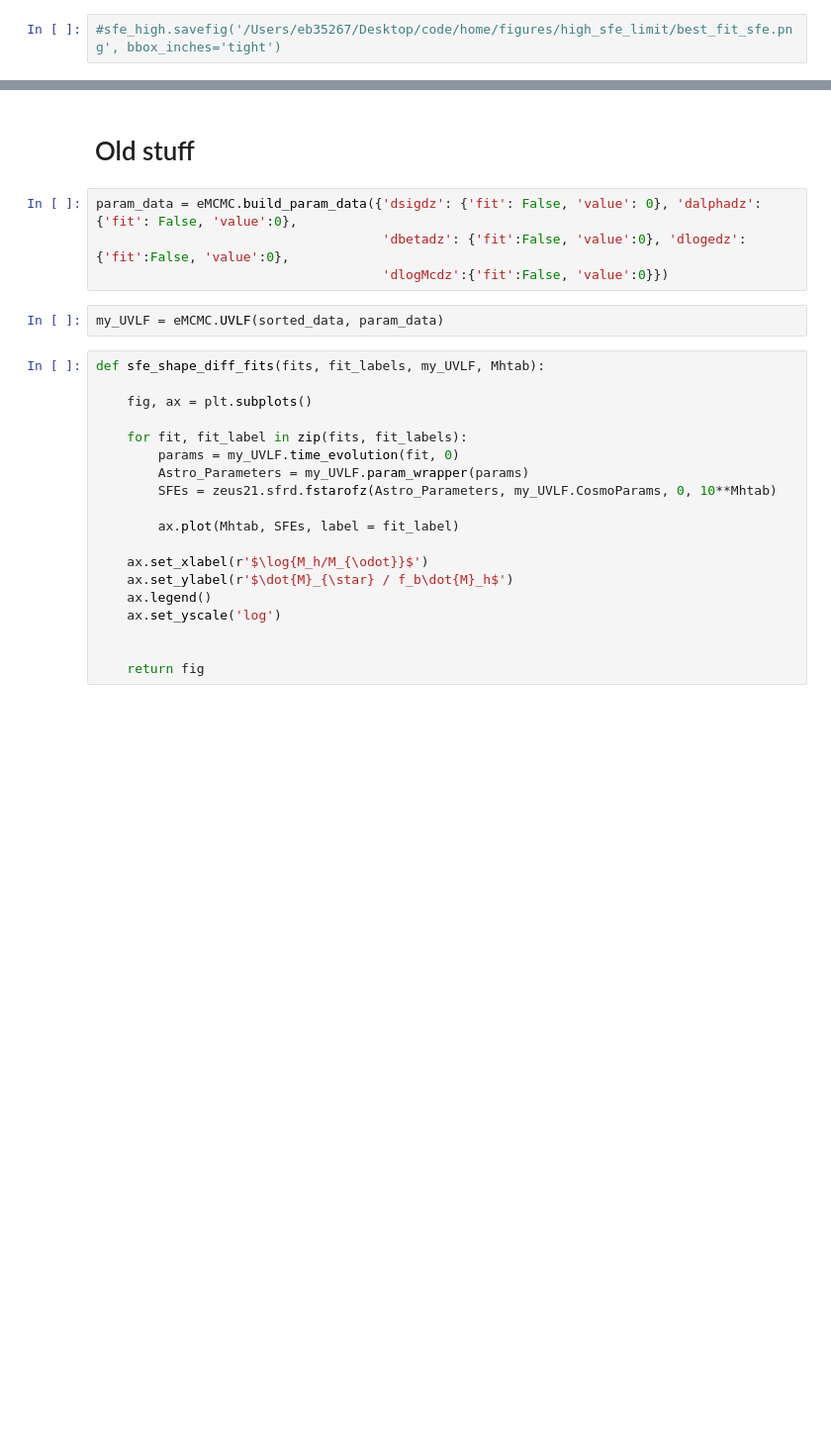
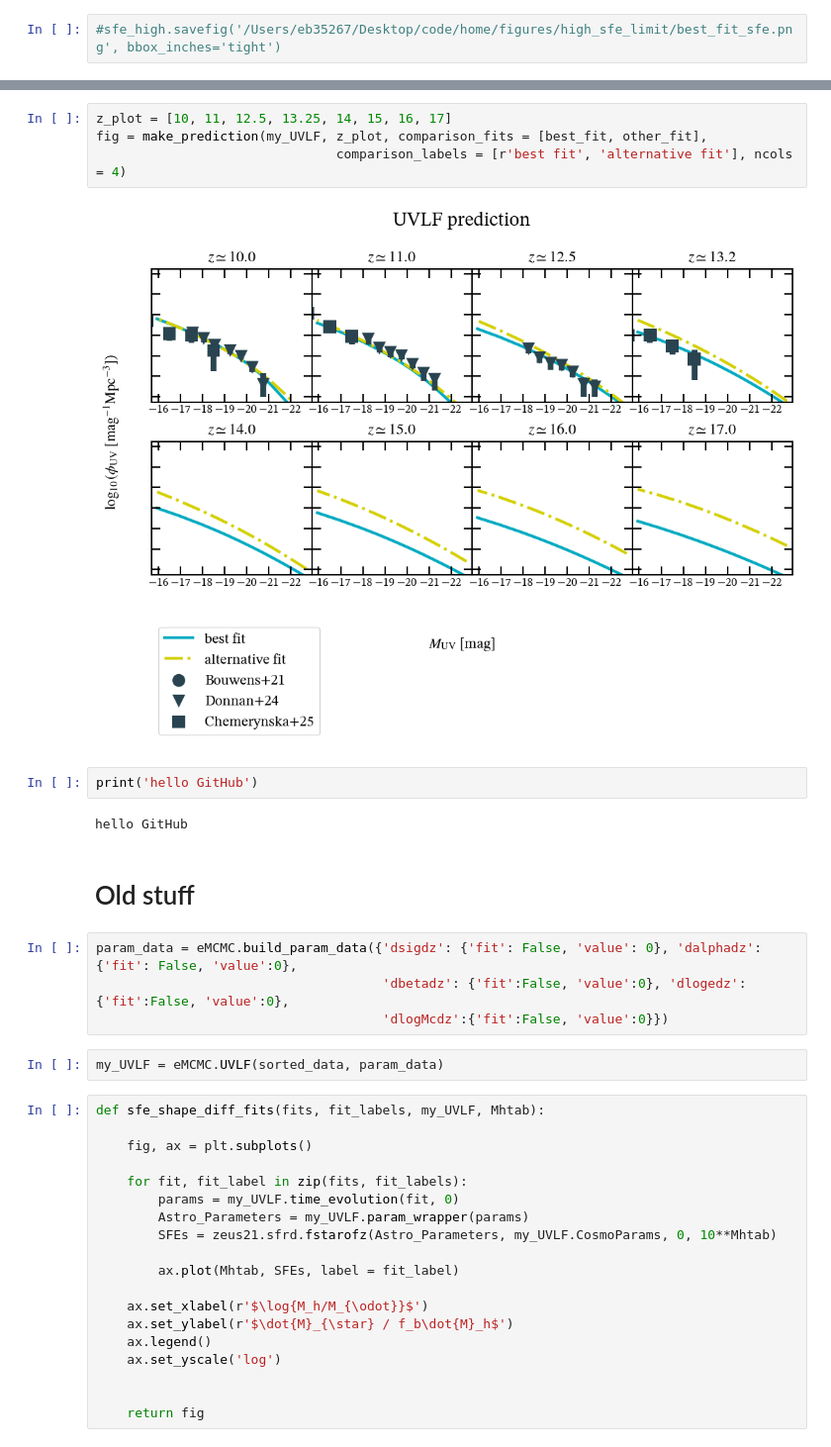
Before and after one commit to ebregou/modeling_stochasticity, a Jupyter notebook: notebooks/visualize_results.ipynb, the cells around one changed output, grey strips where cells are left out. Shown at 99% size. Cells and saved outputs as stored; diff of their text form; blank space fills up the shorter version.

```diff
--- a/notebooks/visualize_results.ipynb
+++ b/notebooks/visualize_results.ipynb
@@ -272,3 +399,13 @@ Text(0.5, 1.0, 'best fit')
+# %%
+z_plot = [10, 11, 12.5, 13.25, 14, 15, 16, 17]
+fig = make_prediction(my_UVLF, z_plot, comparison_fits = [best_fit, other_fit],
+                               comparison_labels = [r'best fit', 'alternative fit'], ncols = 4)
+# %% [output]
+[figure, new version]
+# %%
+print('hello GitHub')
+# %% [output]
+hello GitHub
 # %% [markdown]
 # Old stuff
 # %%
```
Also changed, not shown: parts of 15 cells of this notebook.
